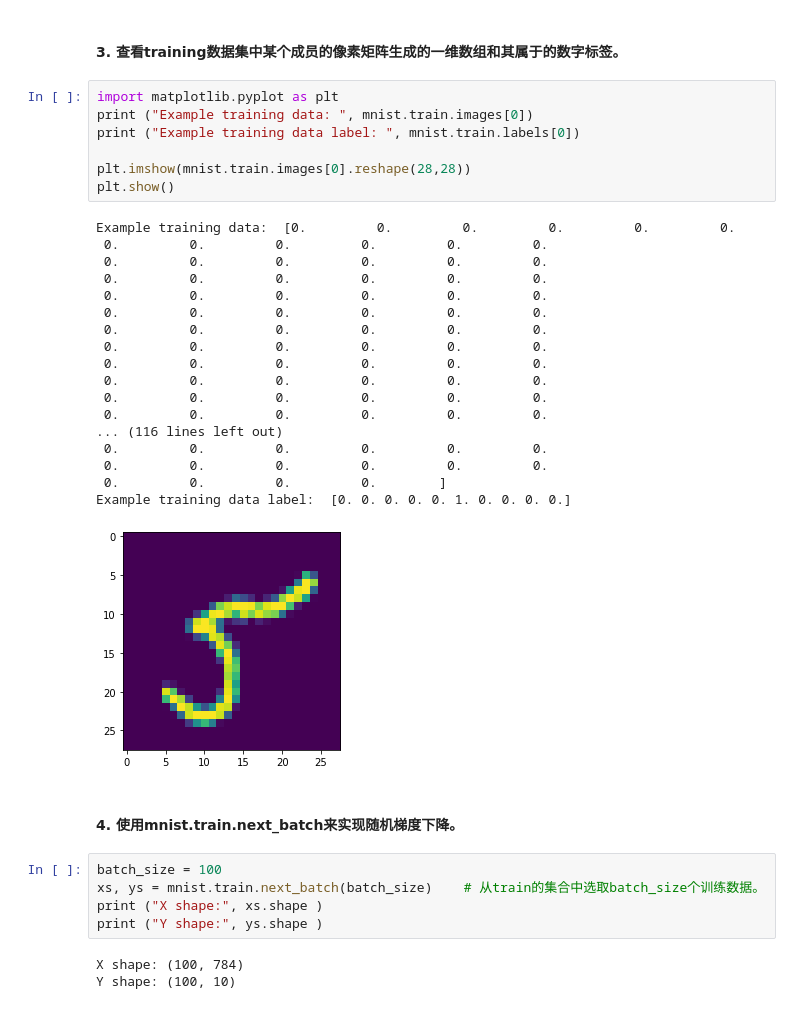
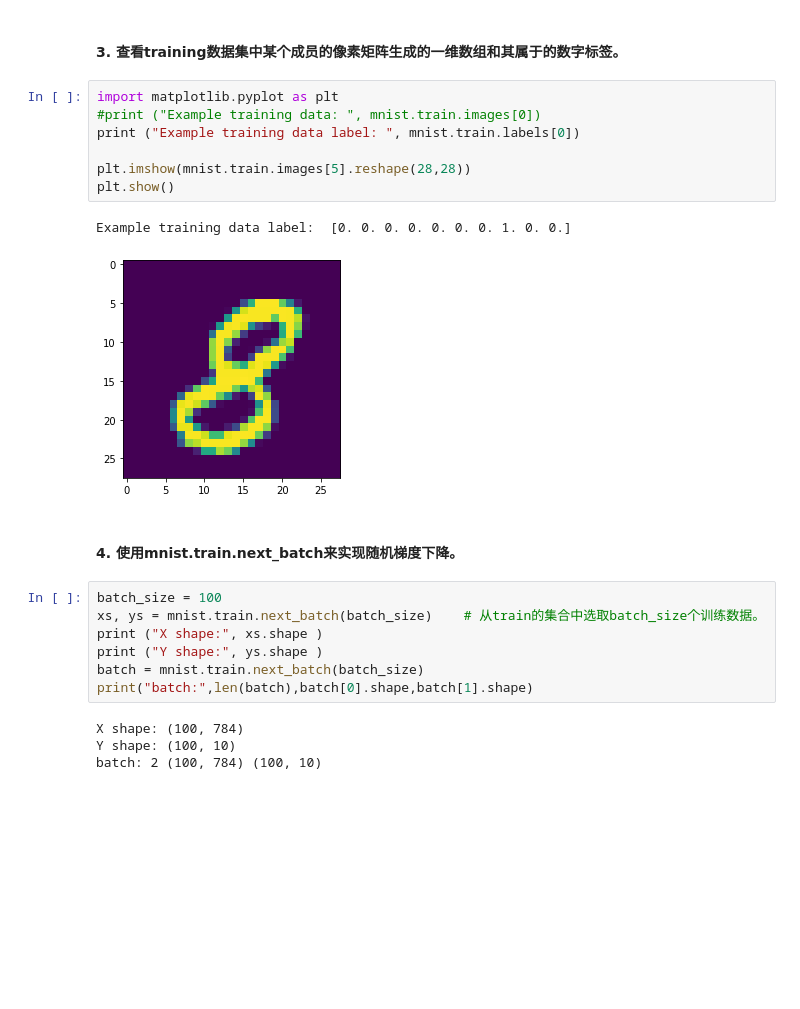
Before and after one commit to liucw2012/tensorflow-tutorial, a Jupyter notebook: Deep_Learning_with_TensorFlow/1.4.0/Chapter05/1. MNIST读取数据.ipynb, the cells around one changed output. Saved outputs shown, nothing was run; the diff lists cells and outputs as text; blank space fills up the shorter version.

```diff
--- a/Deep_Learning_with_TensorFlow/1.4.0/Chapter05/1. MNIST读取数据.ipynb
+++ b/Deep_Learning_with_TensorFlow/1.4.0/Chapter05/1. MNIST读取数据.ipynb
@@ -40,30 +40,14 @@ What the hell of mnist: Datasets(train=<tensorflow.contrib.learn.python.learn.da
 #### 3. 查看training数据集中某个成员的像素矩阵生成的一维数组和其属于的数字标签。
 # %%
 import matplotlib.pyplot as plt
-print ("Example training data: ", mnist.train.images[0])
+#print ("Example training data: ", mnist.train.images[0])
 print ("Example training data label: ", mnist.train.labels[0])
 
-plt.imshow(mnist.train.images[0].reshape(28,28))
+plt.imshow(mnist.train.images[5].reshape(28,28))
 plt.show()
 # %% [output]
-Example training data:  [0.         0.         0.         0.         0.         0.
- 0.         0.         0.         0.         0.         0.
- 0.         0.         0.         0.         0.         0.
- 0.         0.         0.         0.         0.         0.
- 0.         0.         0.         0.         0.         0.
- 0.         0.         0.         0.         0.         0.
- 0.         0.         0.         0.         0.         0.
- 0.         0.         0.         0.         0.         0.
- 0.         0.         0.         0.         0.         0.
- 0.         0.         0.         0.         0.         0.
- 0.         0.         0.         0.         0.         0.
- 0.         0.         0.         0.         0.         0.
-... (116 lines left out)
- 0.         0.         0.         0.         0.         0.
- 0.         0.         0.         0.         0.         0.
- 0.         0.         0.         0.        ]
-Example training data label:  [0. 0. 0. 0. 0. 1. 0. 0. 0. 0.]
+Example training data label:  [0. 0. 0. 0. 0. 0. 0. 1. 0. 0.]
-[figure, old version]
+[figure, new version]
 # %% [markdown]
 #### 4. 使用mnist.train.next_batch来实现随机梯度下降。
 # %%
@@ -71,6 +55,9 @@ batch_size = 100
 xs, ys = mnist.train.next_batch(batch_size)    # 从train的集合中选取batch_size个训练数据。
 print ("X shape:", xs.shape )
 print ("Y shape:", ys.shape )
+batch = mnist.train.next_batch(batch_size)
+print("batch:",len(batch),batch[0].shape,batch[1].shape)
 # %% [output]
 X shape: (100, 784)
 Y shape: (100, 10)
+batch: 2 (100, 784) (100, 10)
```
Also changed, not shown: parts of 1 cell of this notebook, 20 other files.
